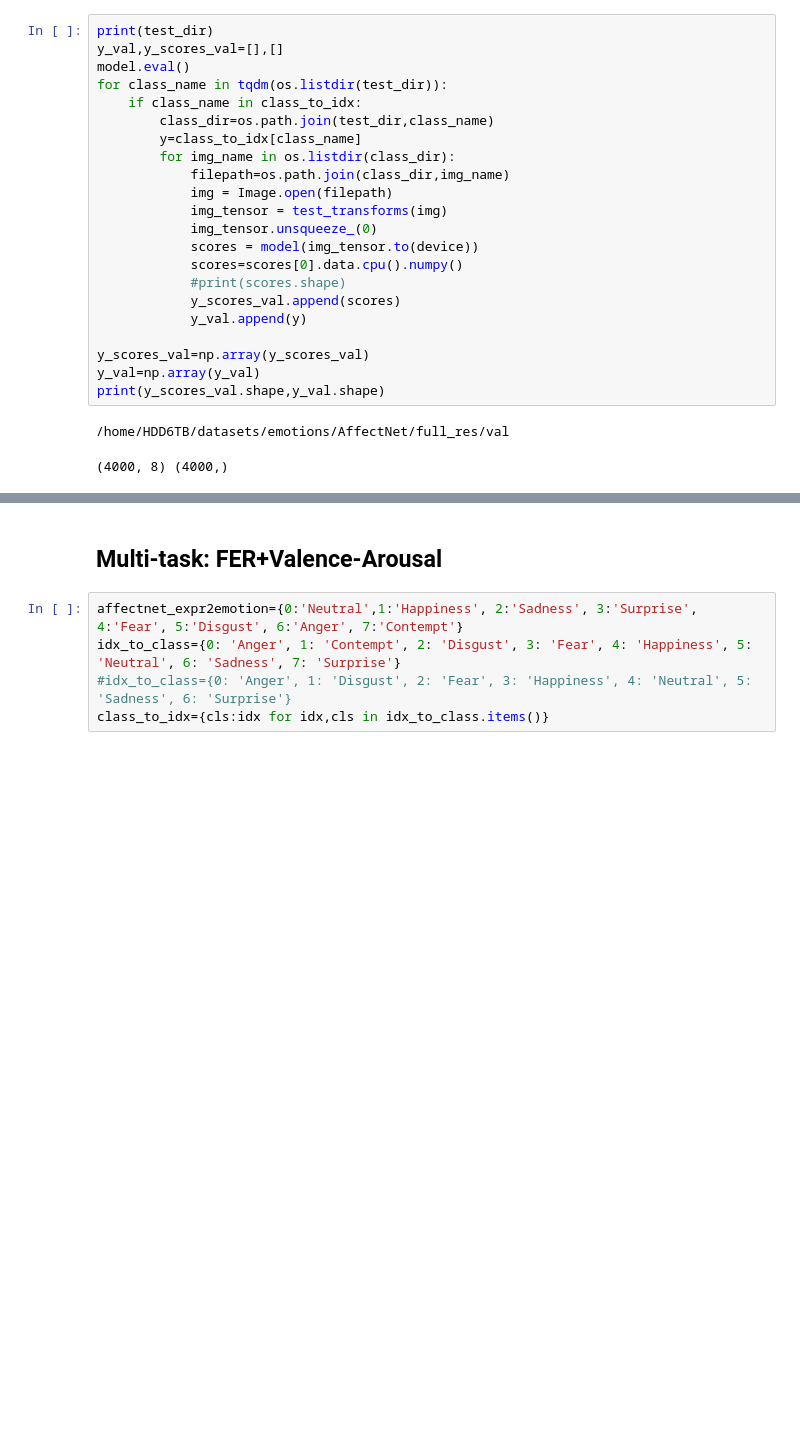
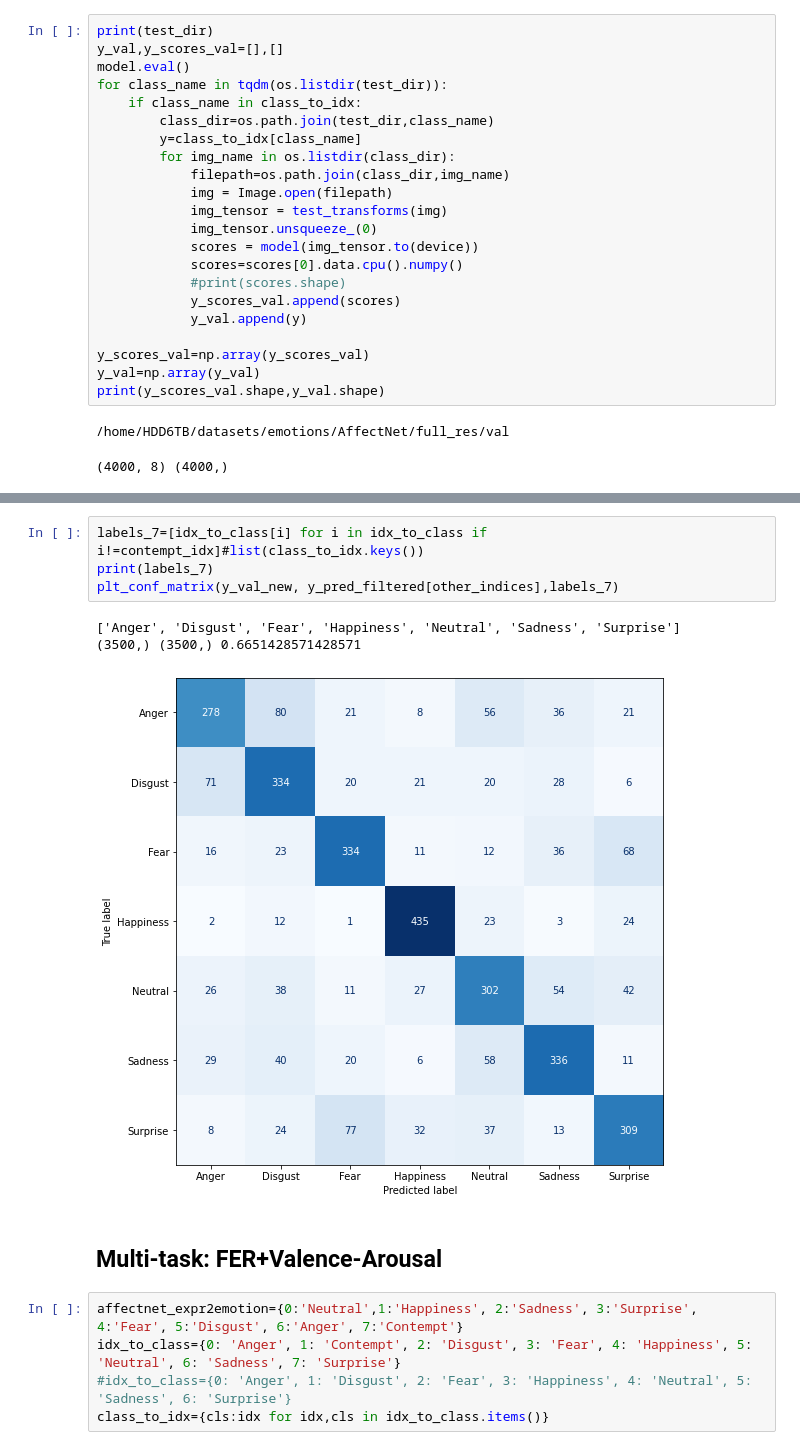
Before and after one commit to av-savchenko/face-emotion-recognition, a Jupyter notebook: src/train_emotions-pytorch.ipynb, the cells around one changed output, grey strips where cells are left out. Cells and saved outputs as stored; diff of their text form; blank space fills up the shorter version.

```diff
--- a/src/train_emotions-pytorch.ipynb
+++ b/src/train_emotions-pytorch.ipynb
@@ -500,3 +505,11 @@ print(acc)
+# %%
+labels_7=[idx_to_class[i] for i in idx_to_class if i!=сontempt_idx]#list(class_to_idx.keys())
+print(labels_7)
+plt_conf_matrix(y_val_new, y_pred_filtered[other_indices],labels_7)
+# %% [output]
+['Anger', 'Disgust', 'Fear', 'Happiness', 'Neutral', 'Sadness', 'Surprise']
+(3500,) (3500,) 0.6651428571428571
+[figure, added]
 # %% [markdown]
 ## Multi-task: FER+Valence-Arousal
 # %%
```
Also changed, not shown: parts of 5 cells of this notebook, 3 other files.
